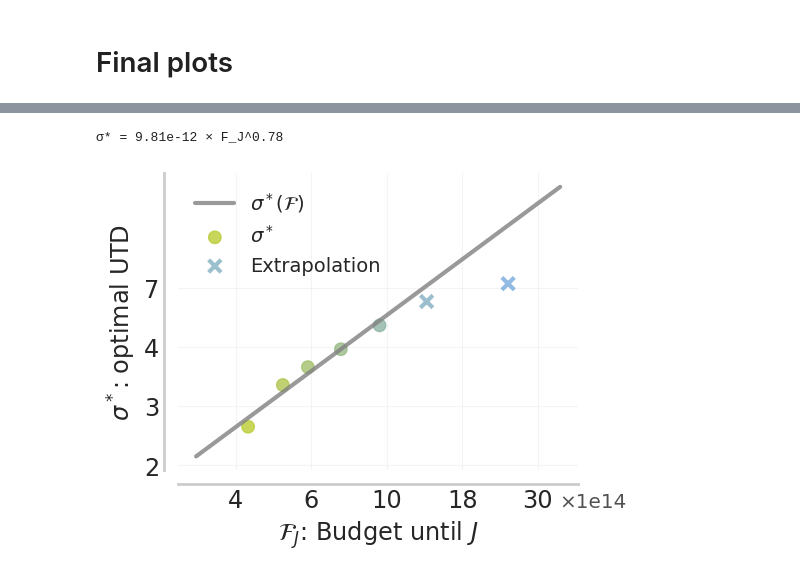
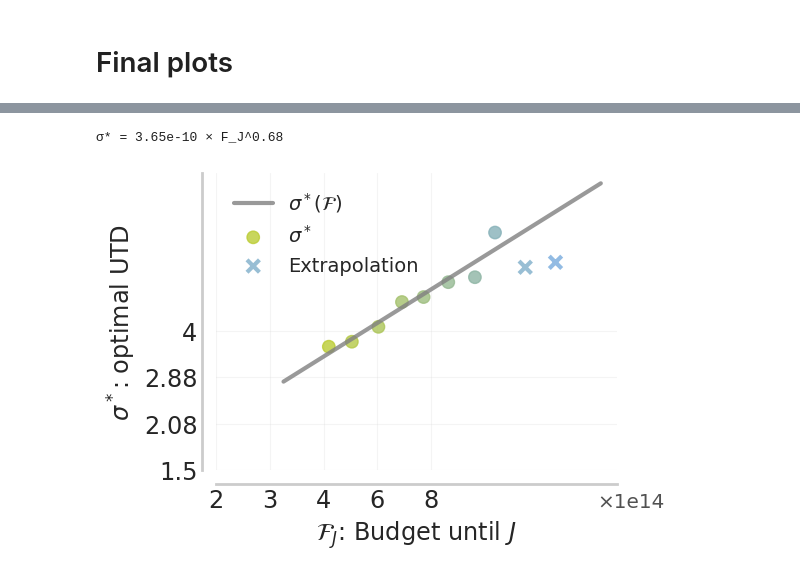
Before and after one commit to prestonfu/qscaled, a Jupyter notebook: experiments/2_fitted/gym_explore.ipynb, the cells around one changed output, grey strips where cells are left out. Saved outputs shown, nothing was run; the diff lists cells and outputs as text; code cells hidden in the pictures.

Commit message:
dmc extrapolation on new thresholds; improved wandb

```diff
--- a/experiments/2_fitted/gym_explore.ipynb
+++ b/experiments/2_fitted/gym_explore.ipynb
@@ -25,15 +27,15 @@ config_input = dict(
     sweep_name='gym_sweep',
     sweep_slope_type='shared',
     max_returns={
-        'HalfCheetah-v4': 7300 * 1.25,
-        'Walker2d-v4': 4000 * 1.25,
-        'Ant-v4': 5300 * 1.25,
-        'Humanoid-v4': 5200 * 1.25,
+        'HalfCheetah-v4': 9800,
+        'Walker2d-v4': 4950,
+        'Ant-v4': 6625,
+        'Humanoid-v4': 6450,
     },
     returns_key='episode/return',
-    thresholds=[200, 300, 400, 500, 600, 700, 800],
+    thresholds=1000 - np.logspace(np.log10(1000 - 300), np.log10(1000 - 800), 10),
     model_size=1.5e5,  # Number of critic parameters
-    budget_delta=5e9,
+    budget_delta=4e9,
     budget_extrapolate_top_k=2,
 )
 
@@ -75,11 +77,11 @@ be deterministic.
 # %%
 ours_df = fetch_zip_data(fitted_config, use_cached=True)
 ours_df = bootstrap_crossings(
-    ours_df, fitted_config.thresholds, fitted_config.name, use_cached=True
+    ours_df, fitted_config.thresholds, fitted_config.name, use_cached=False
 )
 baseline_df = fetch_zip_data(baseline_config, use_cached=True)
 baseline_df = bootstrap_crossings(
-    baseline_df, baseline_config.thresholds, baseline_config.name, use_cached=True
+    baseline_df, baseline_config.thresholds, baseline_config.name, use_cached=False
 )
 envs = get_envs(ours_df)
 utds = get_utds(ours_df)
@@ -228,15 +238,15 @@ _ = budget.plot_compute_data_isoperformance(
 # %%
 budget.plot_budget_extrapolation(
     min_points_compute,
     min_points_data,
     min_points_utd,
     delta=fitted_config.budget_delta,
     thresholds=fitted_config.thresholds,
     n_extrapolate_points=fitted_config.budget_extrapolate_top_k,
-    xlim=(4e14, 30e14),
+    xlim=(2e14, 8e14),
     xscale='1e14',
-    ylim=(2, 7),
+    ylim=(1.5, 4),
 )
 # %% [output]
-σ* = 9.81e-12 × F_J^0.78
+σ* = 3.65e-10 × F_J^0.68
-[figure, old version]
+[figure, new version]
```
Also changed, not shown: parts of 9 cells of this notebook, 22 other files.
